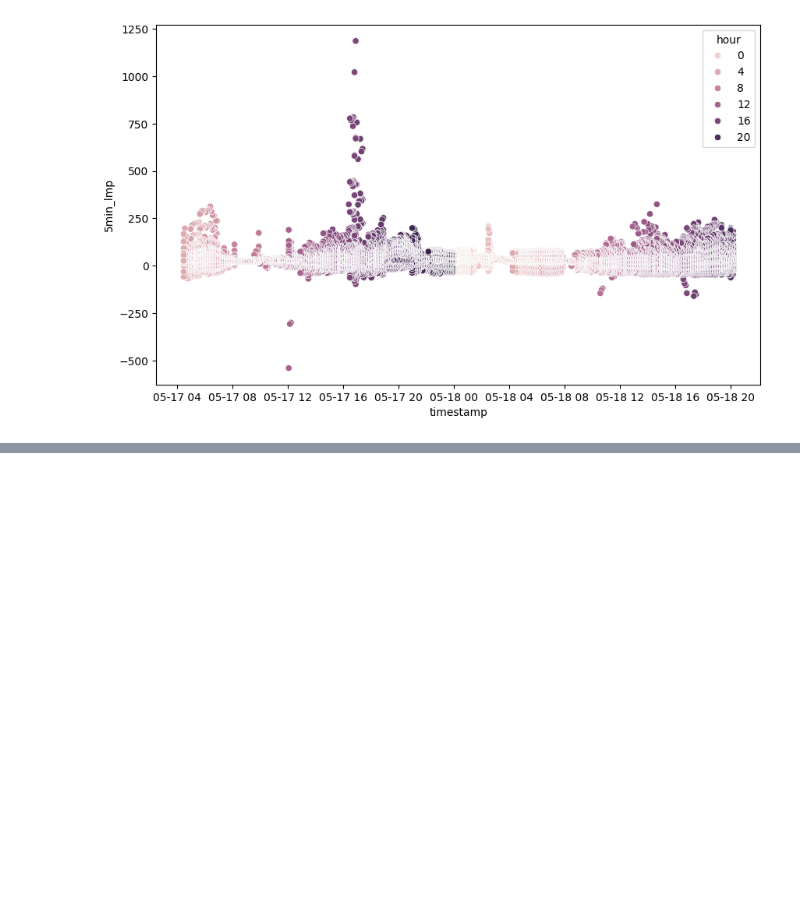
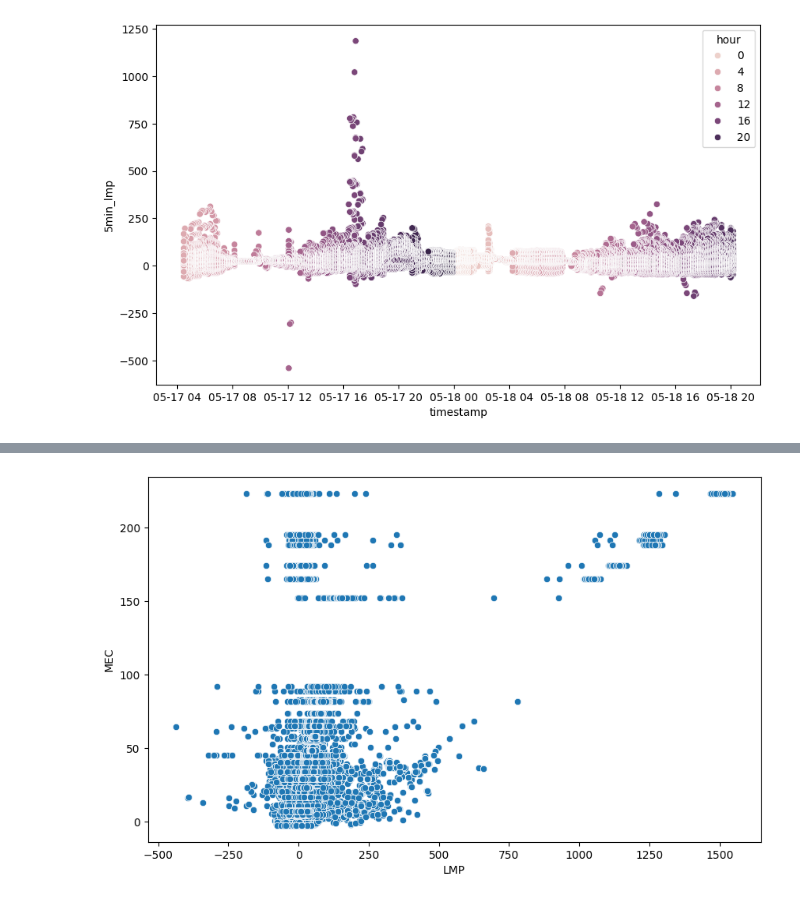
Before and after one commit to aangelsalazarr/us_electricity_pricing, a Jupyter notebook: unifying_data_silos.ipynb, the cells around one changed output, grey strips where cells are left out. Cells and saved outputs as stored; diff of their text form; code cells hidden in the pictures; blank space fills up the shorter version.

```diff
--- a/unifying_data_silos.ipynb
+++ b/unifying_data_silos.ipynb
@@ -71,0 +103,8 @@ plt.show()
+# %%
+plt.figure(figsize=[10,6])
+
+lmp_v_mec = sns.scatterplot(data=spp_data, x='LMP', y='MEC')
+
+plt.show()
+# %% [output]
+[figure, added]
```
Also changed, not shown: parts of 3 cells of this notebook.
